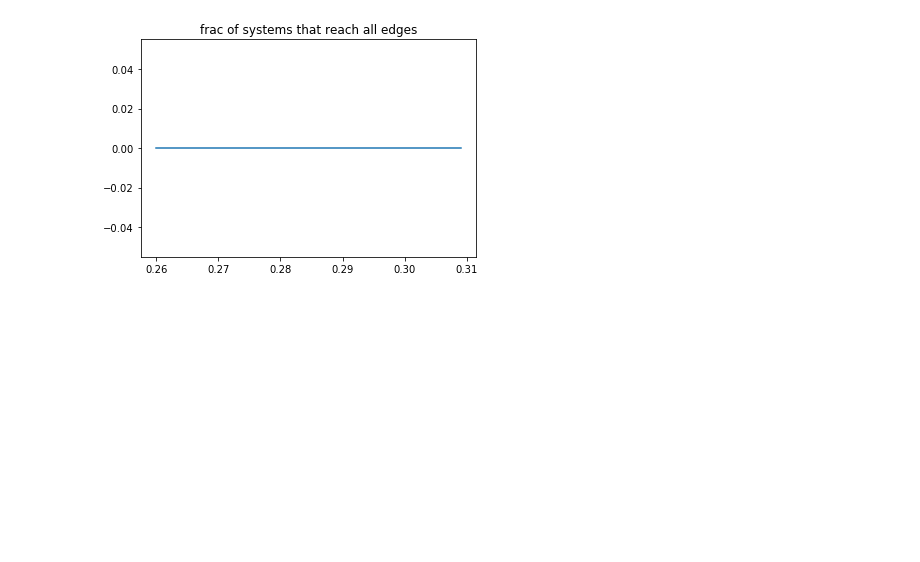
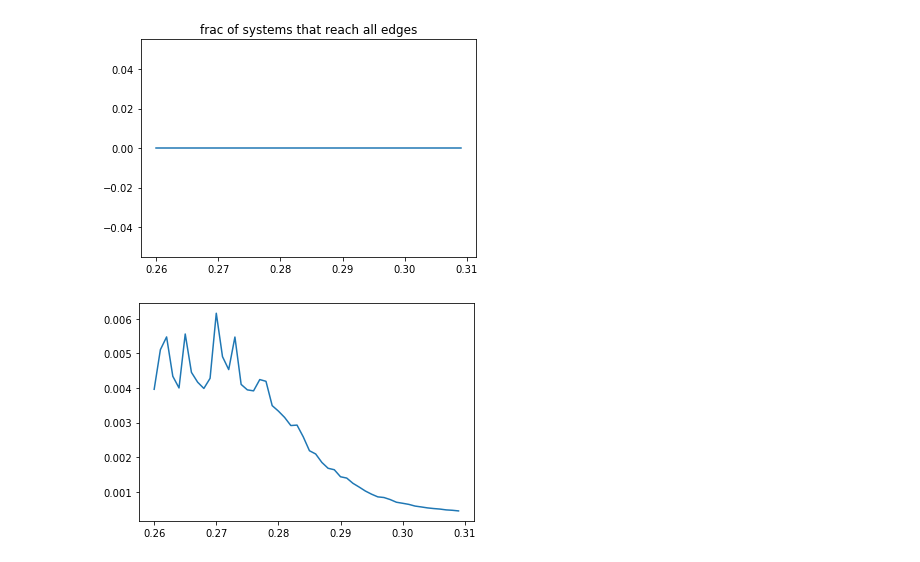
Before and after one commit to Irene-Li/BARW, a Jupyter notebook: BARW/plot_mult_data.ipynb, the cells around one changed output. Saved outputs shown, nothing was run; the diff lists cells and outputs as text; code cells hidden in the pictures; blank space fills up the shorter version.

```diff
--- a/BARW/plot_mult_data.ipynb
+++ b/BARW/plot_mult_data.ipynb
@@ -113,3 +136,14 @@ plt.title('frac of systems that reach all edges')
 plt.show()
 # %% [output]
 [figure]
+# %%
+binder = []
+for (i,h) in enumerate(hs):
+    m4 = passives[i][-1, 5] # moment at t infinity
+    m2 = passives[i][-1, 3]
+    binder.append(m4/(m2**2))
+
+plt.plot(hs,binder)
+plt.show()
+# %% [output]
+[figure, added]
```
Also changed, not shown: parts of 3 cells of this notebook, 1 other file.
